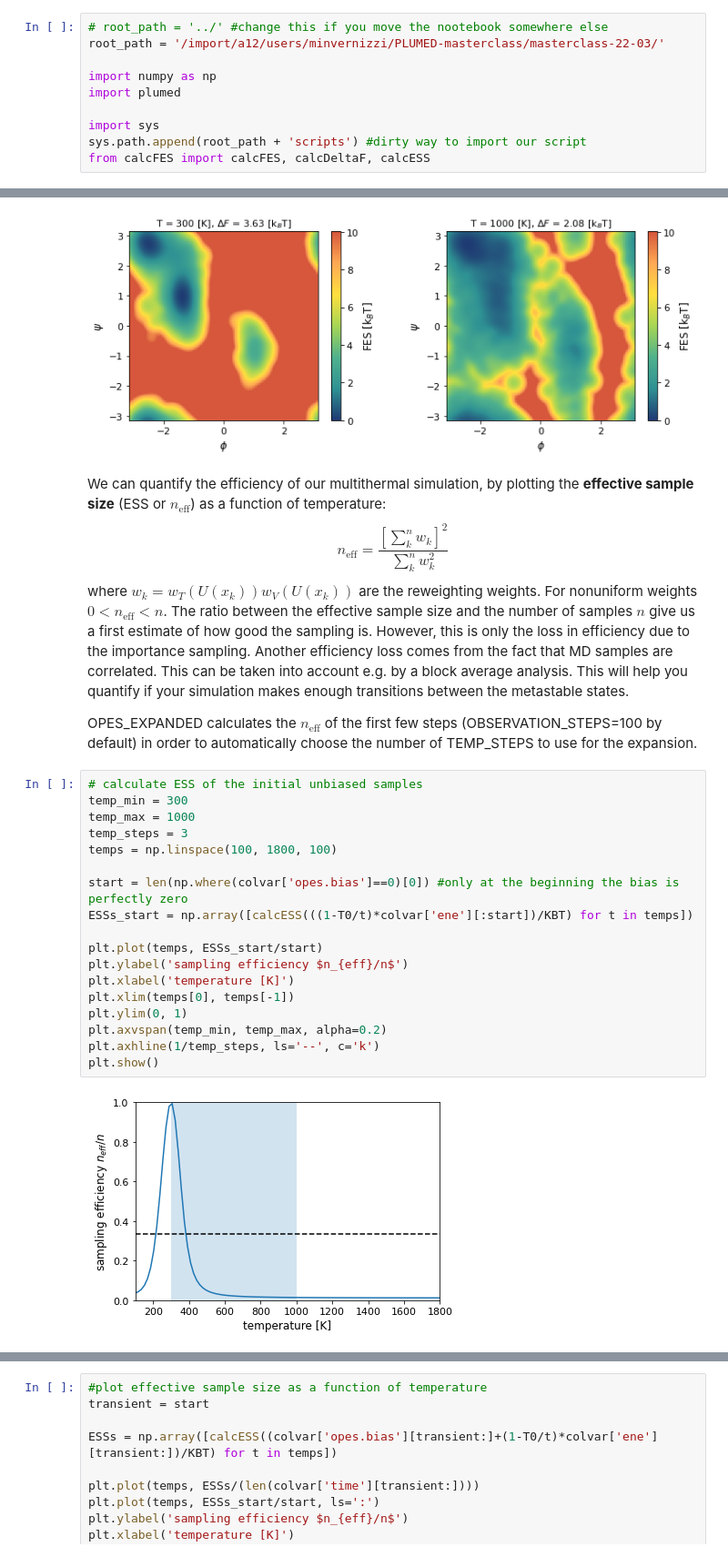
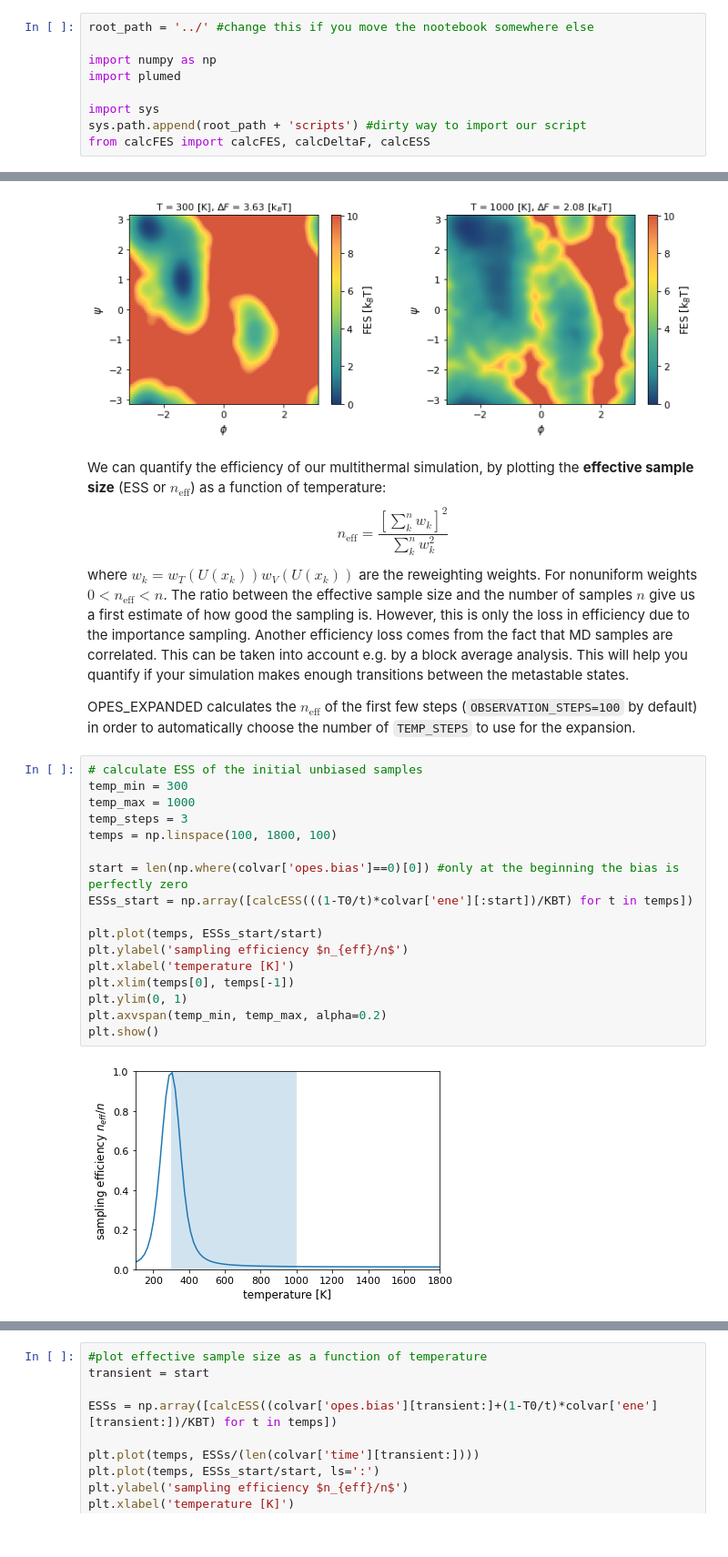
Before and after one commit to invemichele/masterclass-22-03, a Jupyter notebook: notebooks/1-opes_expanded.ipynb, the cells around one changed output, grey strips where cells are left out. Shown: that part at 91% size. Drawn from its saved outputs; the diff is of its cells as text.

```diff
--- a/notebooks/1-opes_expanded.ipynb
+++ b/notebooks/1-opes_expanded.ipynb
@@ -4,8 +4,7 @@ We use [OPES_EXPANDED](https://www.plumed.org/doc-v2.8/user-doc/html/_o_p_e_s__e
 </br>
 The system is alanine dipeptide in vacuum (ala2).
 # %%
-# root_path = '../' #change this if you move the nootebook somewhere else
-root_path = '/import/a12/users/minvernizzi/PLUMED-masterclass/masterclass-22-03/'
+root_path = '../' #change this if you move the nootebook somewhere else
 
 import numpy as np
 import plumed
@@ -183,24 +182,23 @@ $$ n_{\text{eff}} = \frac{\left[\sum_k^n w_k\right]^2}{\sum_k^n w_k^2}$$
 where $w_k=w_T(U(x_k))w_V(U(x_k))$ are the reweighting weights. For nonuniform weights $0<n_{\text{eff}}<n$. The ratio between the effective sample size and the number of samples $n$ give us a first estimate of how good the sampling is.
 However, this is only the loss in efficiency due to the importance sampling. Another efficiency loss comes from the fact that MD samples are correlated. This can be taken into account e.g. by a block average analysis. This will help you quantify if your simulation makes enough transitions between the metastable states.
 
-OPES_EXPANDED calculates the $n_{\text{eff}}$ of the first few steps (OBSERVATION_STEPS=100 by default) in order to automatically choose the number of TEMP_STEPS to use for the expansion.
+OPES_EXPANDED calculates the $n_{\text{eff}}$ of the first few steps (`OBSERVATION_STEPS=100` by default) in order to automatically choose the number of `TEMP_STEPS` to use for the expansion.
 # %%
 # calculate ESS of the initial unbiased samples
 temp_min = 300
 temp_max = 1000
 temp_steps = 3
 temps = np.linspace(100, 1800, 100)
 
 start = len(np.where(colvar['opes.bias']==0)[0]) #only at the beginning the bias is perfectly zero
 ESSs_start = np.array([calcESS(((1-T0/t)*colvar['ene'][:start])/KBT) for t in temps])
 
 plt.plot(temps, ESSs_start/start)
 plt.ylabel('sampling efficiency $n_{eff}/n$')
 plt.xlabel('temperature [K]')
 plt.xlim(temps[0], temps[-1])
 plt.ylim(0, 1)
 plt.axvspan(temp_min, temp_max, alpha=0.2)
-plt.axhline(1/temp_steps, ls='--', c='k')
 plt.show()
 # %% [output]
-[figure, old version]
+[figure, new version]
```
Also changed, not shown: parts of 10 cells of this notebook, 21 other files.
